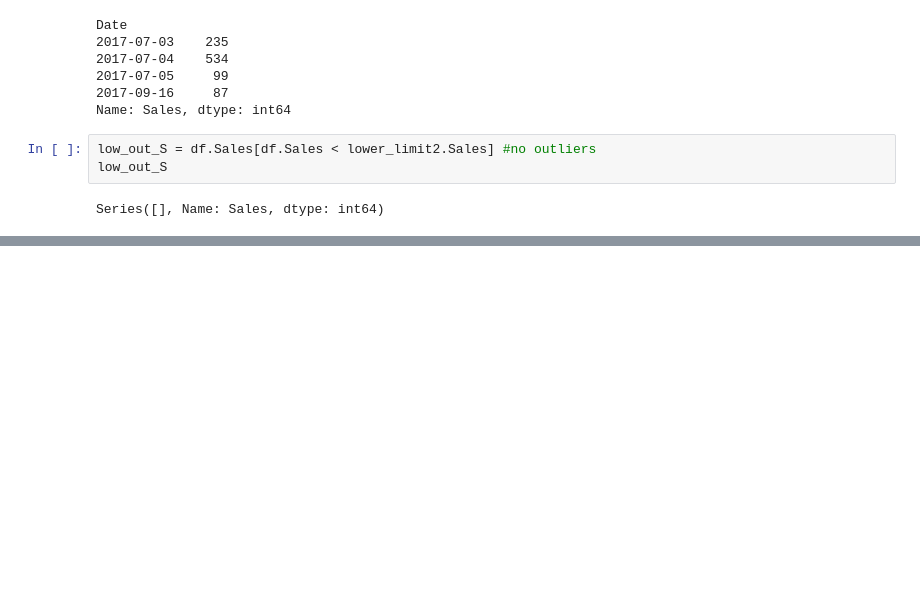
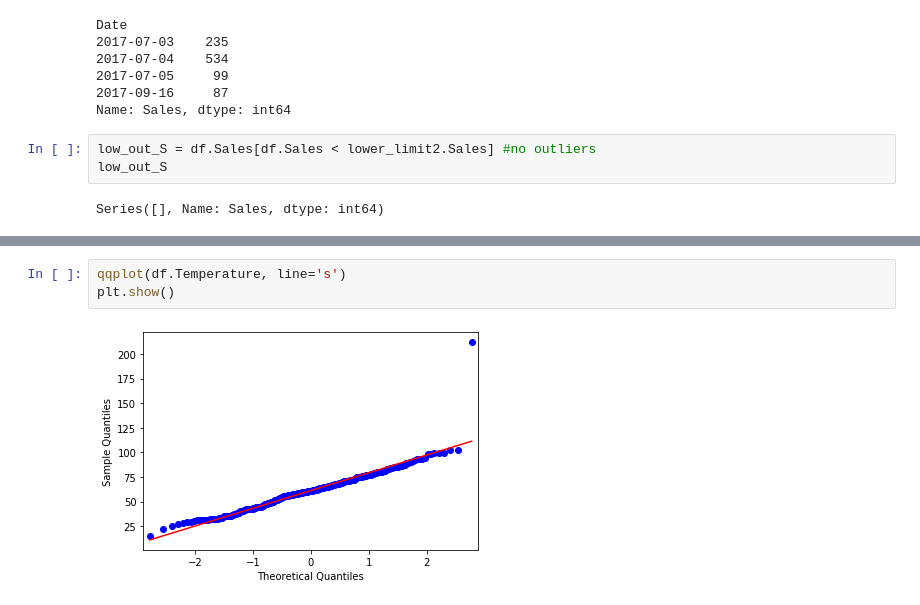
Before and after one commit to soslin/ds-methodologies-exercises, a Jupyter notebook: anomaly_detection/continuous_probabilistic_methods.ipynb, the cells around one changed output, grey strips where cells are left out. Saved outputs shown, nothing was run; the diff lists cells and outputs as text; blank space fills up the shorter version.

```diff
--- a/anomaly_detection/continuous_probabilistic_methods.ipynb
+++ b/anomaly_detection/continuous_probabilistic_methods.ipynb
@@ -234,0 +351,5 @@ Series([], Name: Sales, dtype: int64)
+# %%
+qqplot(df.Temperature, line='s')
+plt.show()
+# %% [output]
+[figure, added]
```
Also changed, not shown: parts of 34 cells of this notebook.
